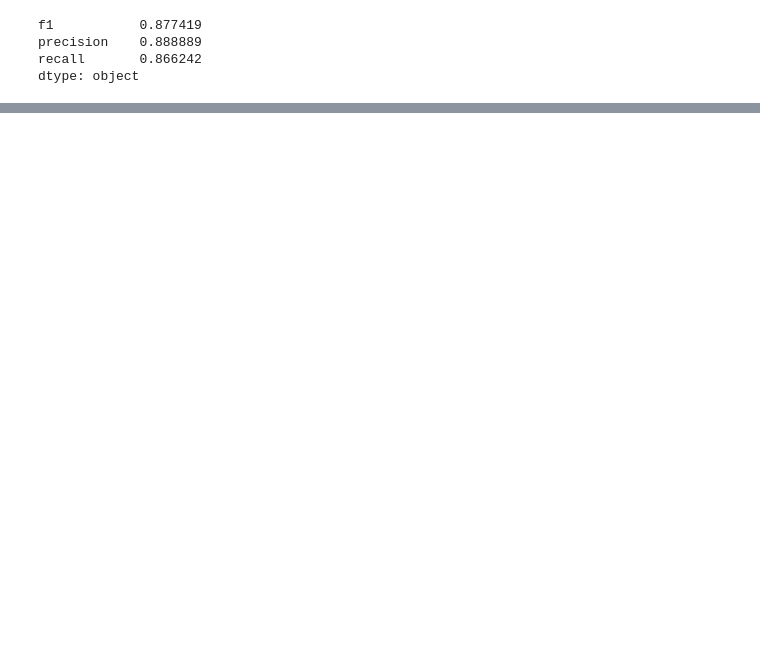
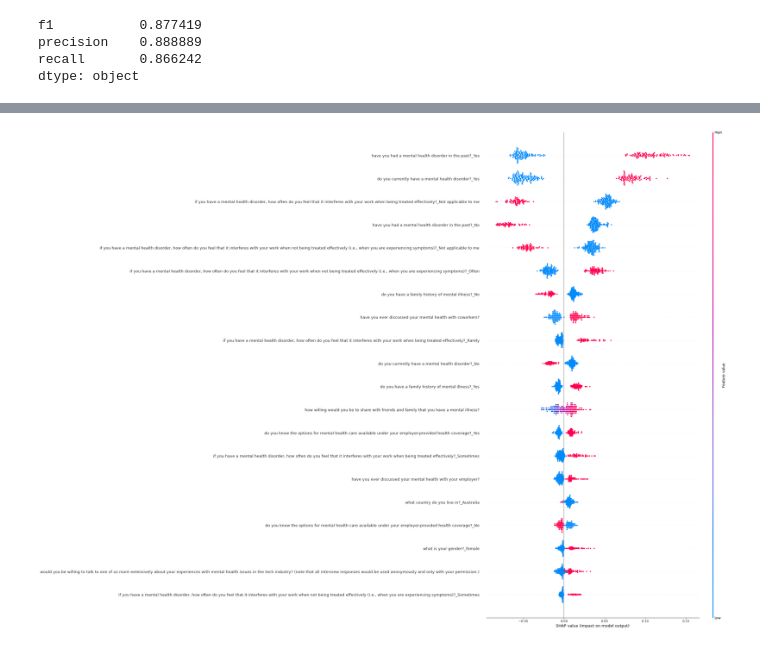
Before and after one commit to patilpushkarp/corporate-mental-health, a Jupyter notebook: mh_book/docs/models/rf.ipynb, the cells around one changed output, grey strips where cells are left out. Cells and saved outputs as stored; diff of their text form; code cells hidden in the pictures; blank space fills up the shorter version.

```diff
--- a/mh_book/docs/models/rf.ipynb
+++ b/mh_book/docs/models/rf.ipynb
@@ -433,0 +465,8 @@ diff_metrics
+# %%
+# Comput shap values
+explainer = shap.explainers.Tree(rf_clf, X_train, feature_names=X_test.columns)
+shap_values = explainer.shap_values(X_test, check_additivity=False)
+# %%
+shap.summary_plot(shap_values[1], X_test, X_test.columns, title="SHAP summary plot", plot_size=(16.0, 30.0))
+# %% [output]
+[figure, added]
```
Also changed, not shown: parts of 83 cells of this notebook.
